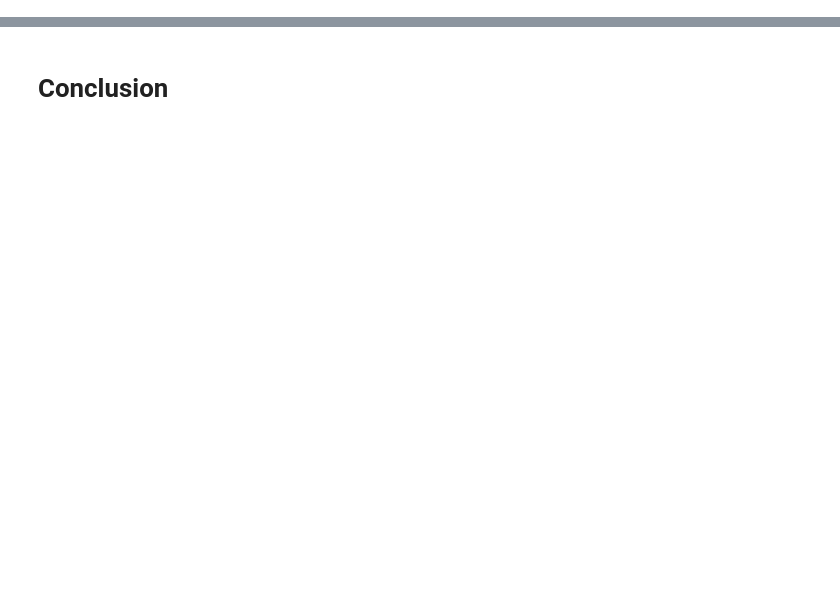
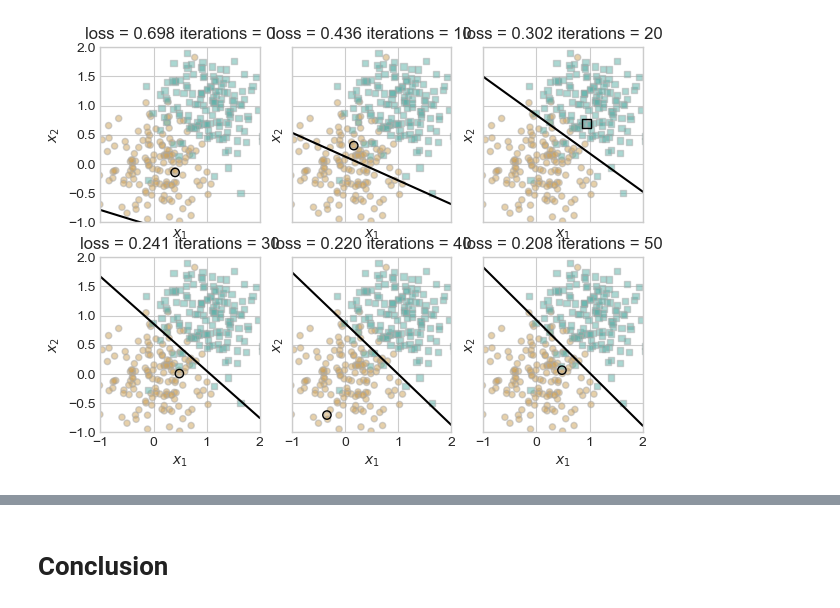
Before and after one commit to CameronHudson813/CameronHudson813.github.io, a Jupyter notebook: posts/Implementing Logistic Regression/index.ipynb, the cells around one changed output, grey strips where cells are left out. Cells and saved outputs as stored; diff of their text form; code cells hidden in the pictures; blank space fills up the shorter version.

```diff
--- a/posts/Implementing Logistic Regression/index.ipynb
+++ b/posts/Implementing Logistic Regression/index.ipynb
@@ -16,0 +108,4 @@ from logistic import LogisticRegression, GradientDescentOptimizer
+# %%
+logistic_regression_fit(X, y, 50, True, 10, 0.9)
+# %% [output]
+[figure, added]
```
Also changed, not shown: parts of 26 cells of this notebook, 20 other files.
